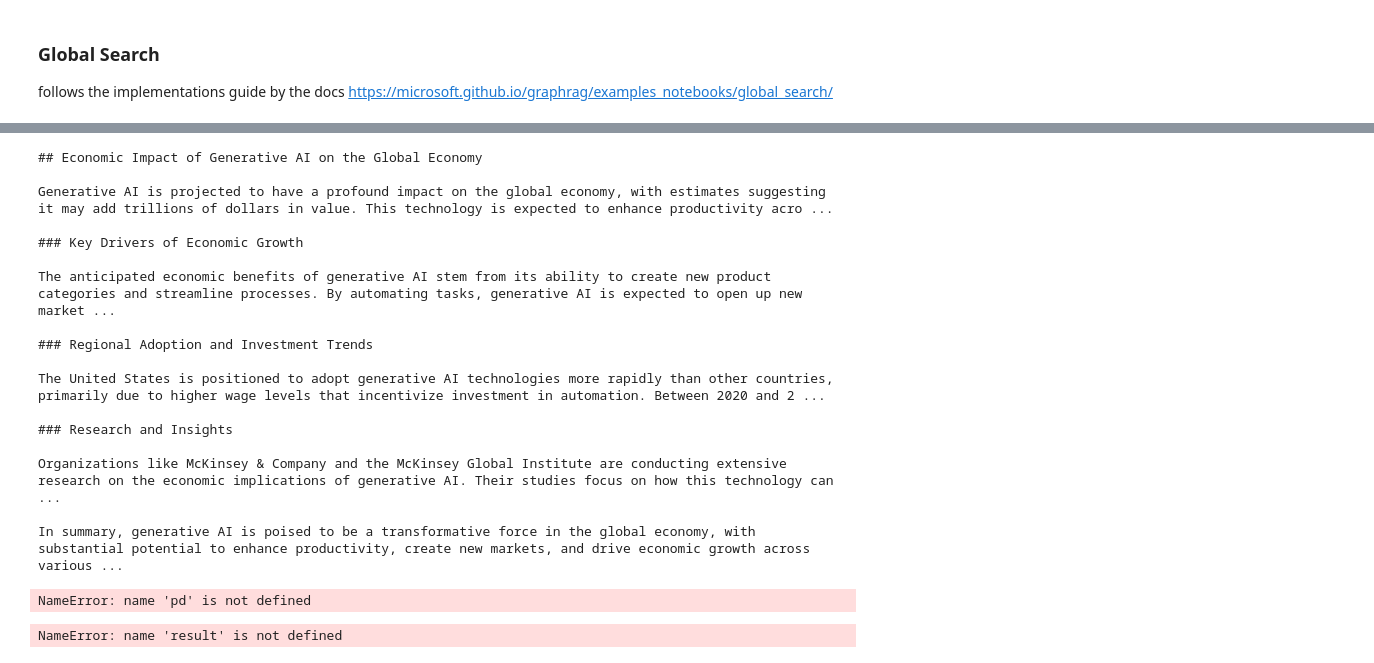
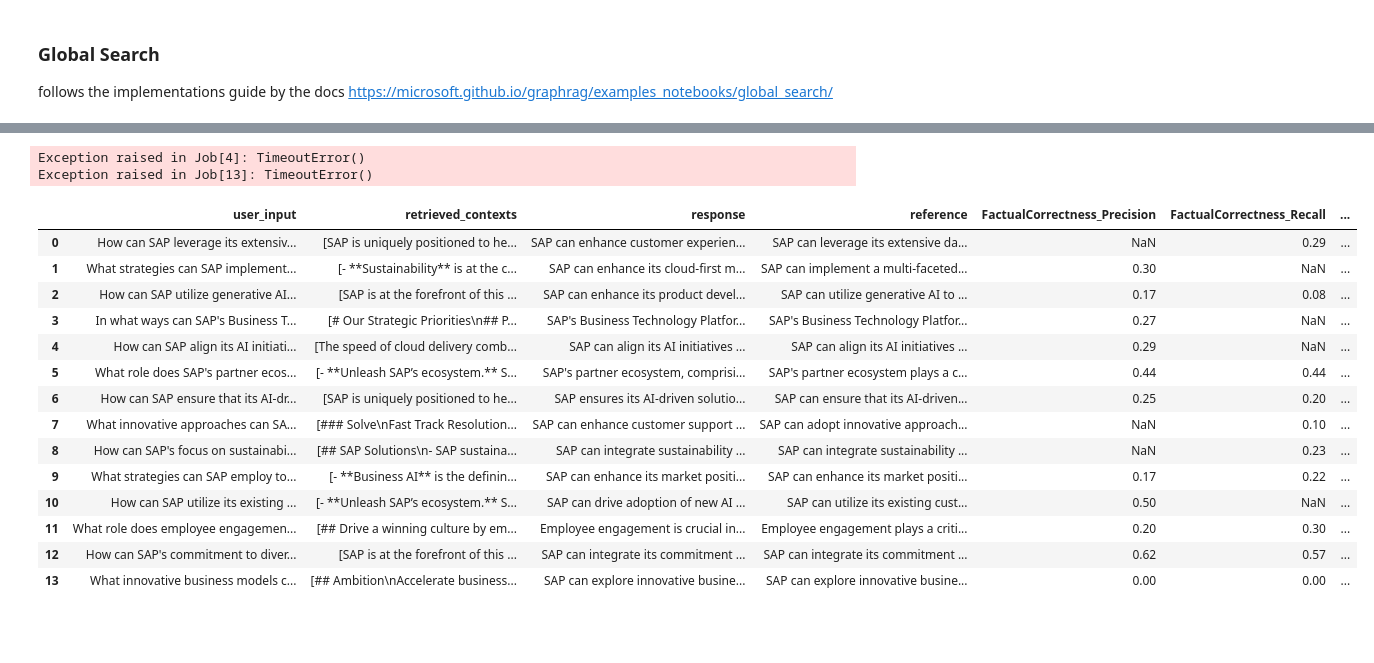
Before and after one commit to Danny123456789121/graphrag-businessqa-evaluation, a Jupyter notebook: benchmark.ipynb, the cells around one changed output, grey strips where cells are left out. Saved outputs shown, nothing was run; the diff lists cells and outputs as text; code cells hidden in the pictures; blank space fills up the shorter version.

```diff
--- a/benchmark.ipynb
+++ b/benchmark.ipynb
@@ -399,24 +214,0 @@ search_engine = GlobalSearch(
-# %%
-result = await search_engine.asearch(
-    "What is the estimated economic impact of generative AI on the global economy?"
-)
-
-print(result.response)
-# %% [output]
-## Economic Impact of Generative AI on the Global Economy
-
-Generative AI is projected to have a profound impact on the global economy, with estimates suggesting it may add trillions of dollars in value. This technology is expected to enhance productivity acro ...
-
-### Key Drivers of Economic Growth
-
-The anticipated economic benefits of generative AI stem from its ability to create new product categories and streamline processes. By automating tasks, generative AI is expected to open up new market ...
-
-### Regional Adoption and Investment Trends
-
-The United States is positioned to adopt generative AI technologies more rapidly than other countries, primarily due to higher wage levels that incentivize investment in automation. Between 2020 and 2 ...
-
-### Research and Insights
-
-Organizations like McKinsey & Company and the McKinsey Global Institute are conducting extensive research on the economic implications of generative AI. Their studies focus on how this technology can  ...
-
-In summary, generative AI is poised to be a transformative force in the global economy, with substantial potential to enhance productivity, create new markets, and drive economic growth across various ...
@@ -423,14 +247,33 @@ In summary, generative AI is poised to be a transformative force in the global e
+# %%
+evaluator_llm = LangchainLLMWrapper(ChatOpenAI(model=model_name))
+evaluator_embeddings = LangchainEmbeddingsWrapper(OpenAIEmbeddings())
+
+metrics = [
+    FactualCorrectness(llm=evaluator_llm, mode="precision", name="FactualCorrectness_Precision"),
+    FactualCorrectness(llm=evaluator_llm, mode="recall", name="FactualCorrectness_Recall"),
+    Faithfulness(llm=evaluator_llm),
+]
+results = evaluate(dataset=evaluation_dataset, metrics=metrics)
+df = results.to_pandas()
+# %% [output]
+Exception raised in Job[4]: TimeoutError()
+Exception raised in Job[13]: TimeoutError()
 # %%
-pd.set_option('display.max_colwidth', 50) # default is 50 / None for unlimited
-
-result.context_data["reports"]
+#pd.set_option('display.max_colwidth', 300) # default is 50 / None for unlimited
+df
 # %% [output]
-NameError: name 'pd' is not defined
+|  | user_input | retrieved_contexts | response | reference | FactualCorrectness_Precision | FactualCorrectness_Recall | ... |
+| 0 | How can SAP leverage its extensiv... | [SAP is uniquely positioned to he... | SAP can enhance customer experien... | SAP can leverage its extensive da... | NaN | 0.29 | ... |
+| 1 | What strategies can SAP implement... | [- **Sustainability** is at the c... | SAP can enhance its cloud-first m... | SAP can implement a multi-faceted... | 0.30 | NaN | ... |
+| 2 | How can SAP utilize generative AI... | [SAP is at the forefront of this ... | SAP can enhance its product devel... | SAP can utilize generative AI to ... | 0.17 | 0.08 | ... |
+| 3 | In what ways can SAP's Business T... | [# Our Strategic Priorities\n## P... | SAP's Business Technology Platfor... | SAP's Business Technology Platfor... | 0.27 | NaN | ... |
+| 4 | How can SAP align its AI initiati... | [The speed of cloud delivery comb... | SAP can align its AI initiatives ... | SAP can align its AI initiatives ... | 0.29 | NaN | ... |
+| 5 | What role does SAP's partner ecos... | [- **Unleash SAP’s ecosystem.** S... | SAP's partner ecosystem, comprisi... | SAP's partner ecosystem plays a c... | 0.44 | 0.44 | ... |
+| 6 | How can SAP ensure that its AI-dr... | [SAP is uniquely positioned to he... | SAP ensures its AI-driven solutio... | SAP can ensure that its AI-driven... | 0.25 | 0.20 | ... |
+| 7 | What innovative approaches can SA... | [### Solve\nFast Track Resolution... | SAP can enhance customer support ... | SAP can adopt innovative approach... | NaN | 0.10 | ... |
+| 8 | How can SAP's focus on sustainabi... | [## SAP Solutions\n- SAP sustaina... | SAP can integrate sustainability ... | SAP can integrate sustainability ... | NaN | 0.23 | ... |
+| 9 | What strategies can SAP employ to... | [- **Business AI** is the definin... | SAP can enhance its market positi... | SAP can enhance its market positi... | 0.17 | 0.22 | ... |
+| 10 | How can SAP utilize its existing ... | [- **Unleash SAP’s ecosystem.** S... | SAP can drive adoption of new AI ... | SAP can utilize its existing cust... | 0.50 | NaN | ... |
+| 11 | What role does employee engagemen... | [## Drive a winning culture by em... | Employee engagement is crucial in... | Employee engagement plays a criti... | 0.20 | 0.30 | ... |
+| 12 | How can SAP's commitment to diver... | [SAP is at the forefront of this ... | SAP can integrate its commitment ... | SAP can integrate its commitment ... | 0.62 | 0.57 | ... |
+| 13 | What innovative business models c... | [## Ambition\nAccelerate business... | SAP can explore innovative busine... | SAP can explore innovative busine... | 0.00 | 0.00 | ... |
-# %%
-print(
-    f"LLM calls: {result.llm_calls}. Prompt tokens: {result.prompt_tokens}. Completion time: {result.completion_time}."
-)
-
-print(result)
-# %% [output]
-NameError: name 'result' is not defined
```
Also changed, not shown: parts of 31 cells of this notebook, 13 other files.
